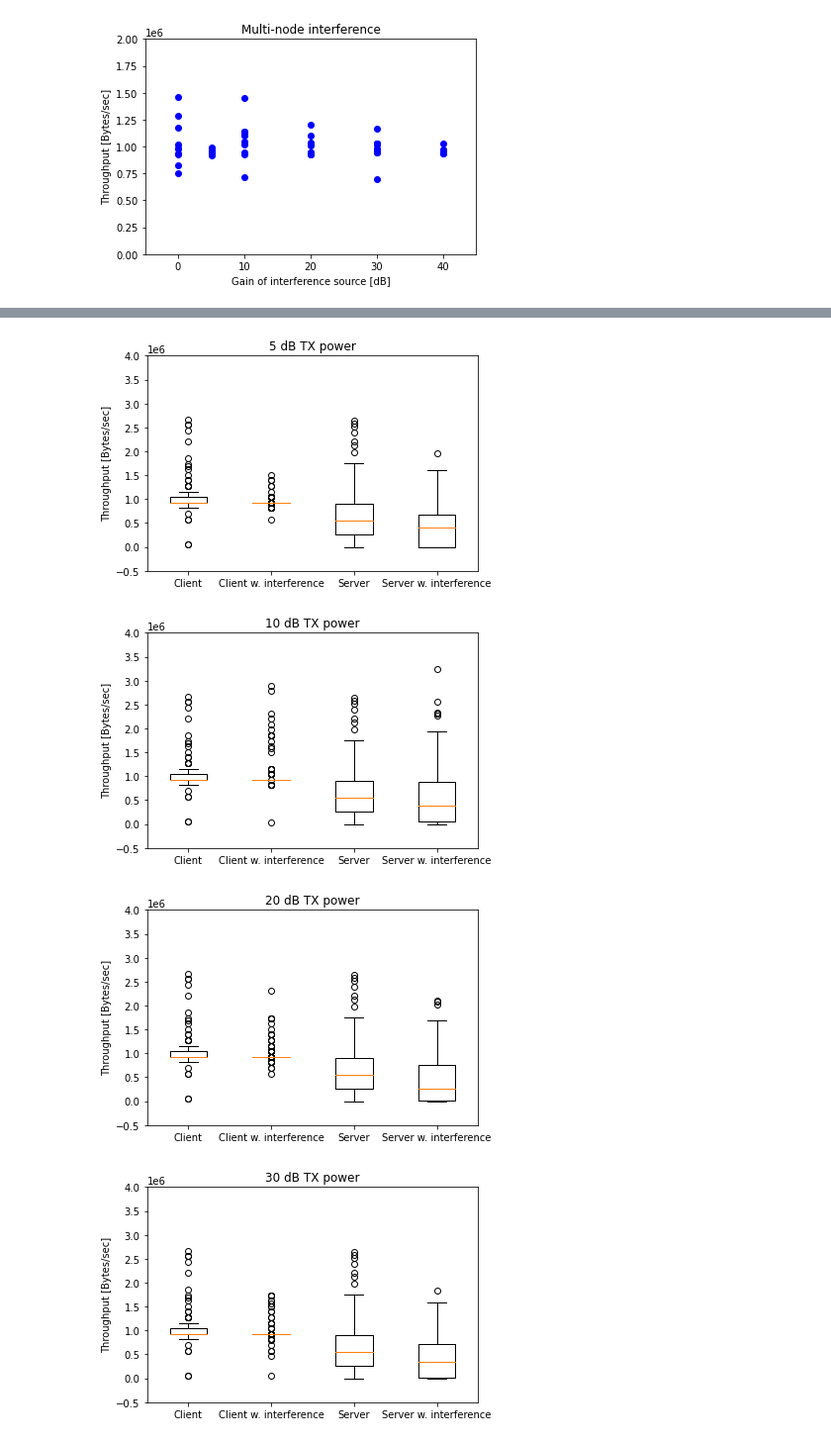
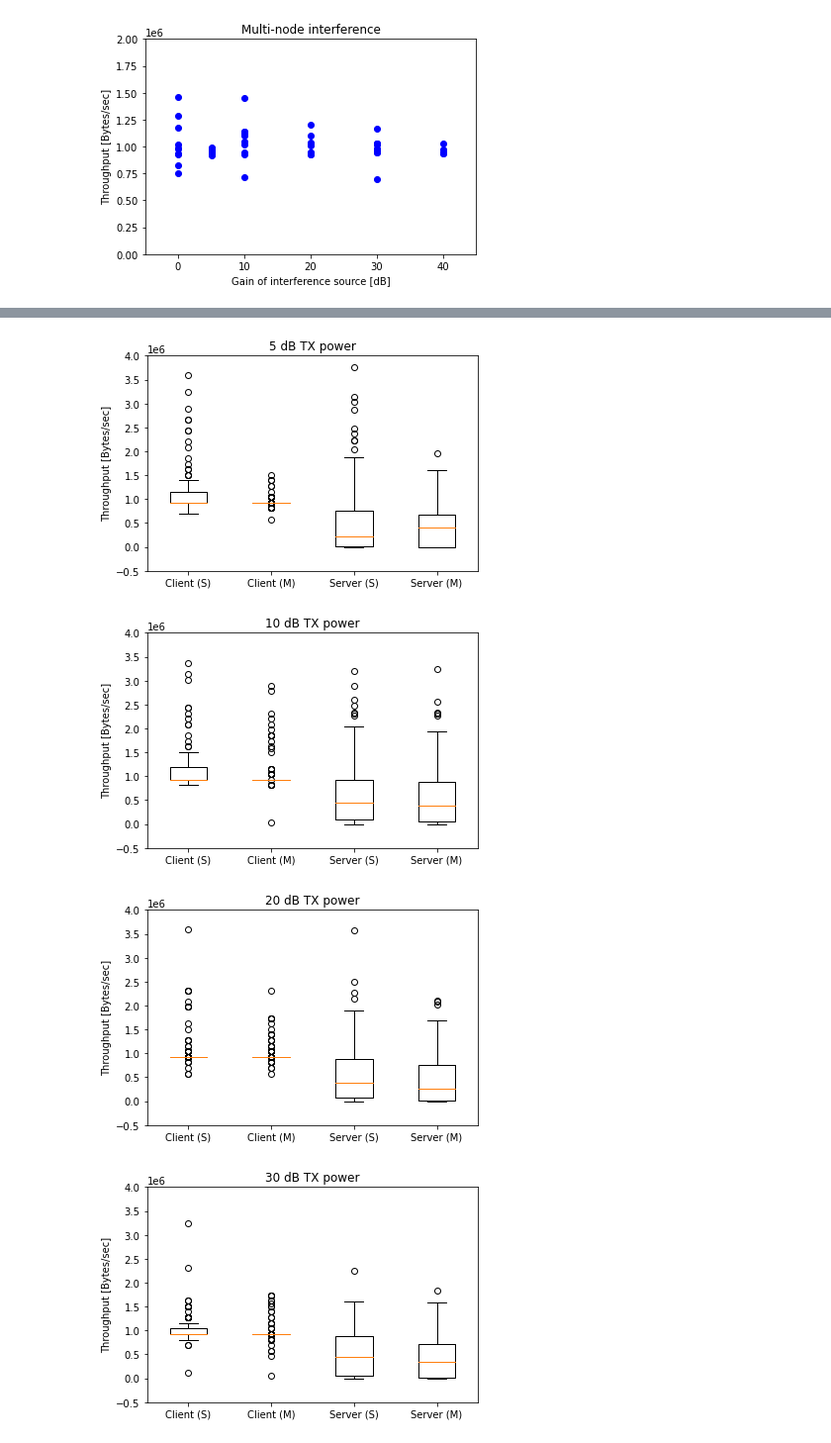
Before and after one commit to k00ziex/MastersThesis_FANETs_Fall_2022, a Jupyter notebook: Data_processing/Data_Visualization.ipynb, the cells around one changed output, grey strips where cells are left out. Shown at 99% size. Cells and saved outputs as stored; diff of their text form; code cells hidden in the pictures.

Commit message:
Control 2 done

```diff
--- a/Data_processing/Data_Visualization.ipynb
+++ b/Data_processing/Data_Visualization.ipynb
@@ -1448,38 +1474,38 @@ scatter_plot_iperf_bitrate(control_interference_iperf_files,y_label,x_label,x_ax
 # %%
-control_path = "../Mesh Configuration V2/No Interference/iperf_results.txt"
-control_no_int_files = [
-                        control_path,
-                        control_path,
-                        control_path,
-                        control_path,
-                        control_path,
+control_single_path = "../Mesh Configuration V2/Interference_1/iperf_results_"
+control_single_int_files = [
+                        control_single_path + "5G.txt",
+                        control_single_path + "10G.txt",
+                        control_single_path + "20G.txt",
+                        control_single_path + "30G.txt",
+                        control_single_path + "40G.txt",
                         ]
-control_int_path = "../Mesh Configuration V2/Interference_2/iperf_results_"
-control_int_files = [
-                        control_int_path + "5G.txt",
-                        control_int_path + "10G.txt",
-                        control_int_path + "20G.txt",
-                        control_int_path + "30G.txt",
-                        control_int_path + "40G.txt",
+control_multi_int_path = "../Mesh Configuration V2/Interference_2/iperf_results_"
+control_multi_int_files = [
+                        control_multi_int_path + "5G.txt",
+                        control_multi_int_path + "10G.txt",
+                        control_multi_int_path + "20G.txt",
+                        control_multi_int_path + "30G.txt",
+                        control_multi_int_path + "40G.txt",
                         ]
                         # 90m & 100m does not exist because it was not possible to create a connection during interference
 boxplot_titles = ['5 dB','10 dB','20 dB','30 dB', '40 dB']
 
-for filename, filename_interference, title in zip(control_no_int_files, control_int_files, boxplot_titles):
-    client_data, server_data = prepare_boxplot_data(filename)
+for filename_single, filename_multi, title in zip(control_single_int_files, control_multi_int_files, boxplot_titles):
+    client_data_single, server_data_single = prepare_boxplot_data(filename_single)
 
-    client_interference_data, server_interference_data = prepare_boxplot_data(filename_interference)
-    data_dict = {'Client': client_data, 'Client w. interference': client_interference_data,
-                'Server': server_data, 'Server w. interference': server_interference_data}
+    client_data_multi, server_data_multi = prepare_boxplot_data(filename_multi)
+    data_dict = {'Client (S)': client_data_single, 'Client (M)': client_data_multi,
+                'Server (S)': server_data_single, 'Server (M)': server_data_multi}
 
     fig, ax = plt.subplots()
     ax.set_ylim(-500000, 4000000)
     ax.boxplot(data_dict.values())
     ax.set_xticklabels(data_dict.keys())
     ax.set_ylabel('Throughput [Bytes/sec]')
     ax.set_title(title + ' TX power')
 # %% [output]
-[figure, old version]
+[figure, new version]
-[figure, old version]
+[figure, new version]
-[figure, old version]
+[figure, new version]
-[figure, old version]
+[figure, new version]
```
Also changed, not shown: parts of 4 cells of this notebook.
